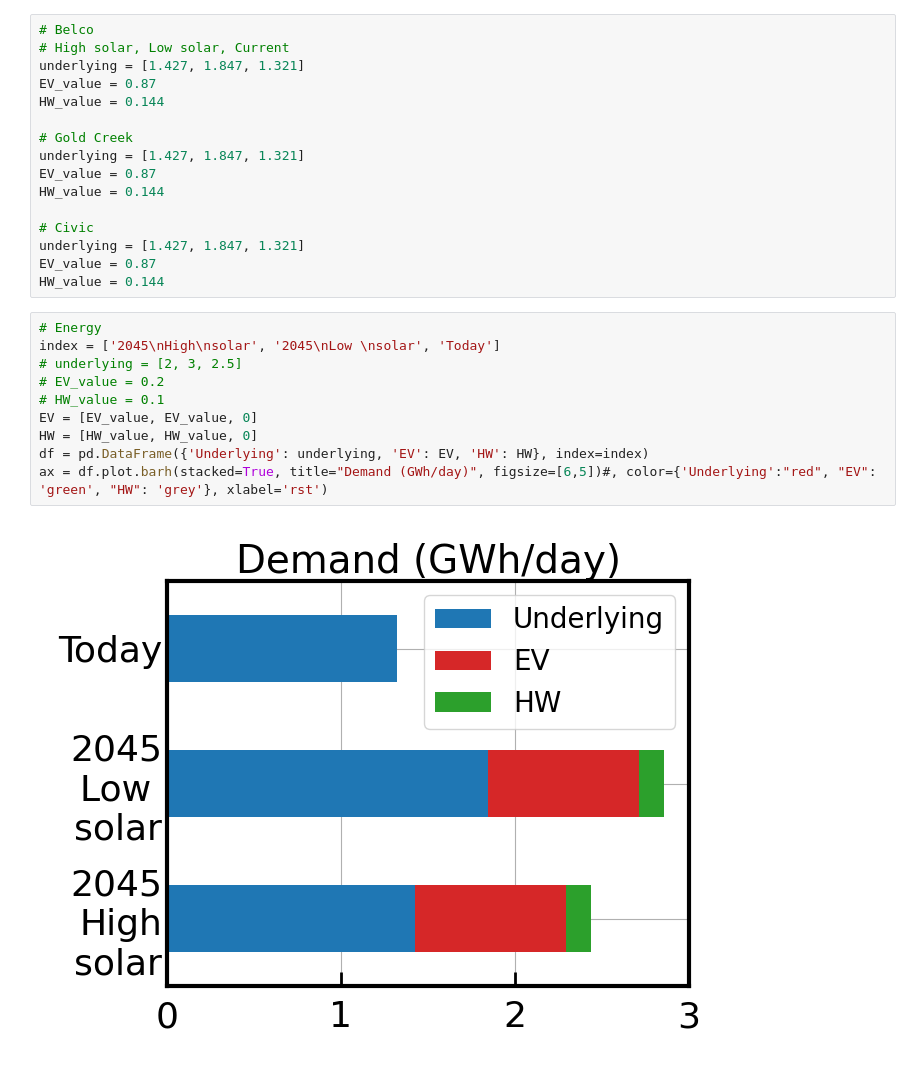
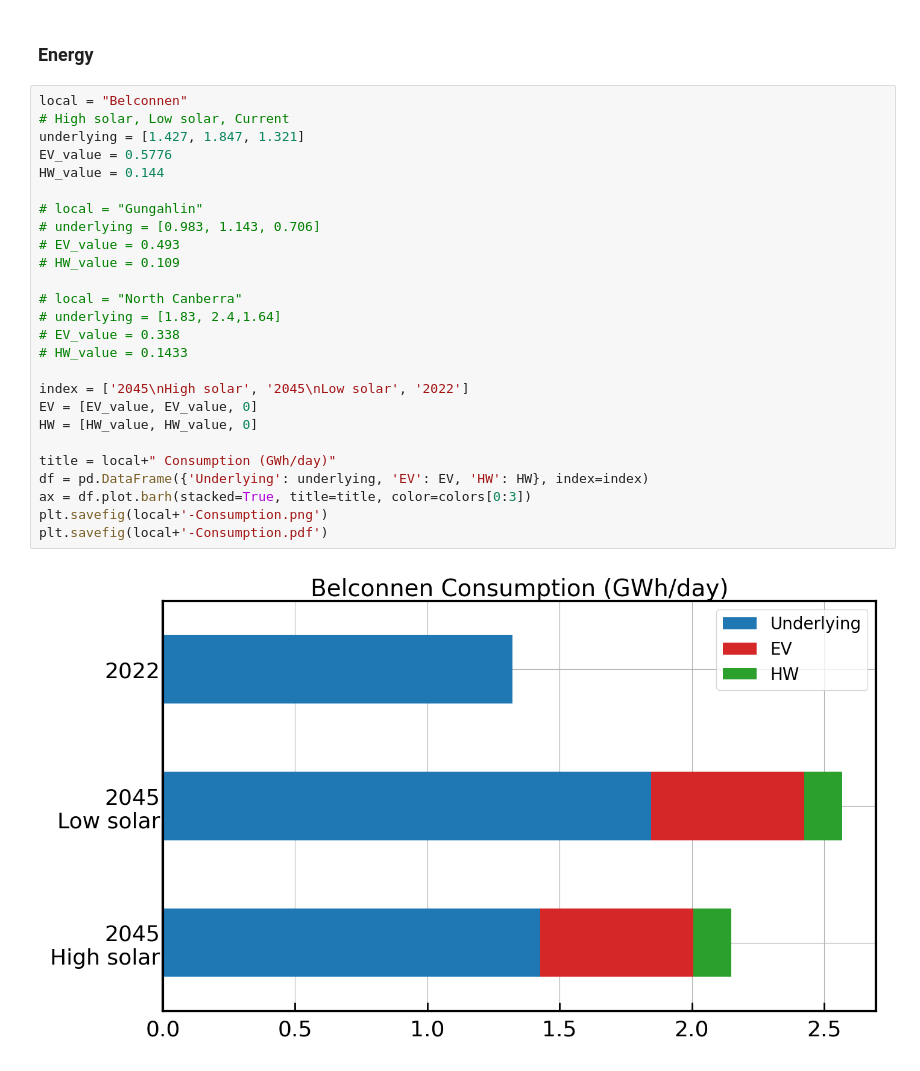
Before and after one commit to bjornsturmberg/ACT_flexible_loads, a Jupyter notebook: plotting_results.ipynb, the cells around one changed output. Saved outputs shown, nothing was run; the diff lists cells and outputs as text.

Commit message:
Possibly complete results plots

```diff
--- a/plotting_results.ipynb
+++ b/plotting_results.ipynb
@@ -7,31 +8,33 @@ try:
     plt.style.use('bjornstyle')
 except (ValueError, IOError, AttributeError): print("Preferred matplotlib style file not found.")
 colors = [color['color'] for color in list(plt.rcParams['axes.prop_cycle'])]
-# %%
-# Belco
-# High solar, Low solar, Current
-underlying = [1.427, 1.847, 1.321]
-EV_value = 0.87
-HW_value = 0.144
-
-# Gold Creek
-underlying = [1.427, 1.847, 1.321]
-EV_value = 0.87
-HW_value = 0.144
-
-# Civic
-underlying = [1.427, 1.847, 1.321]
-EV_value = 0.87
-HW_value = 0.144
-# %%
-# Energy
-index = ['2045\nHigh\nsolar', '2045\nLow \nsolar', 'Today']
-# underlying = [2, 3, 2.5]
-# EV_value = 0.2
-# HW_value = 0.1
-EV = [EV_value, EV_value, 0]
-HW = [HW_value, HW_value, 0]
-df = pd.DataFrame({'Underlying': underlying, 'EV': EV, 'HW': HW}, index=index)
-ax = df.plot.barh(stacked=True, title="Demand (GWh/day)", figsize=[6,5])#, color={'Underlying':"red", "EV": 'green', "HW": 'grey'}, xlabel='rst')
-# %% [output]
-[figure, removed]
+# %% [markdown]
+### Energy
+# %%
+local = "Belconnen"
+# High solar, Low solar, Current
+underlying = [1.427, 1.847, 1.321]
+EV_value = 0.5776
+HW_value = 0.144
+
+# local = "Gungahlin"
+# underlying = [0.983, 1.143, 0.706]
+# EV_value = 0.493
+# HW_value = 0.109
+
+# local = "North Canberra"
+# underlying = [1.83, 2.4,1.64]
+# EV_value = 0.338
+# HW_value = 0.1433
+
+index = ['2045\nHigh solar', '2045\nLow solar', '2022']
+EV = [EV_value, EV_value, 0]
+HW = [HW_value, HW_value, 0]
+
+title = local+" Consumption (GWh/day)"
+df = pd.DataFrame({'Underlying': underlying, 'EV': EV, 'HW': HW}, index=index)
+ax = df.plot.barh(stacked=True, title=title, color=colors[0:3])
+plt.savefig(local+'-Consumption.png')
+plt.savefig(local+'-Consumption.pdf')
+# %% [output]
+[figure, added]
```
Also changed, not shown: parts of 3 cells of this notebook, 20 other files.
